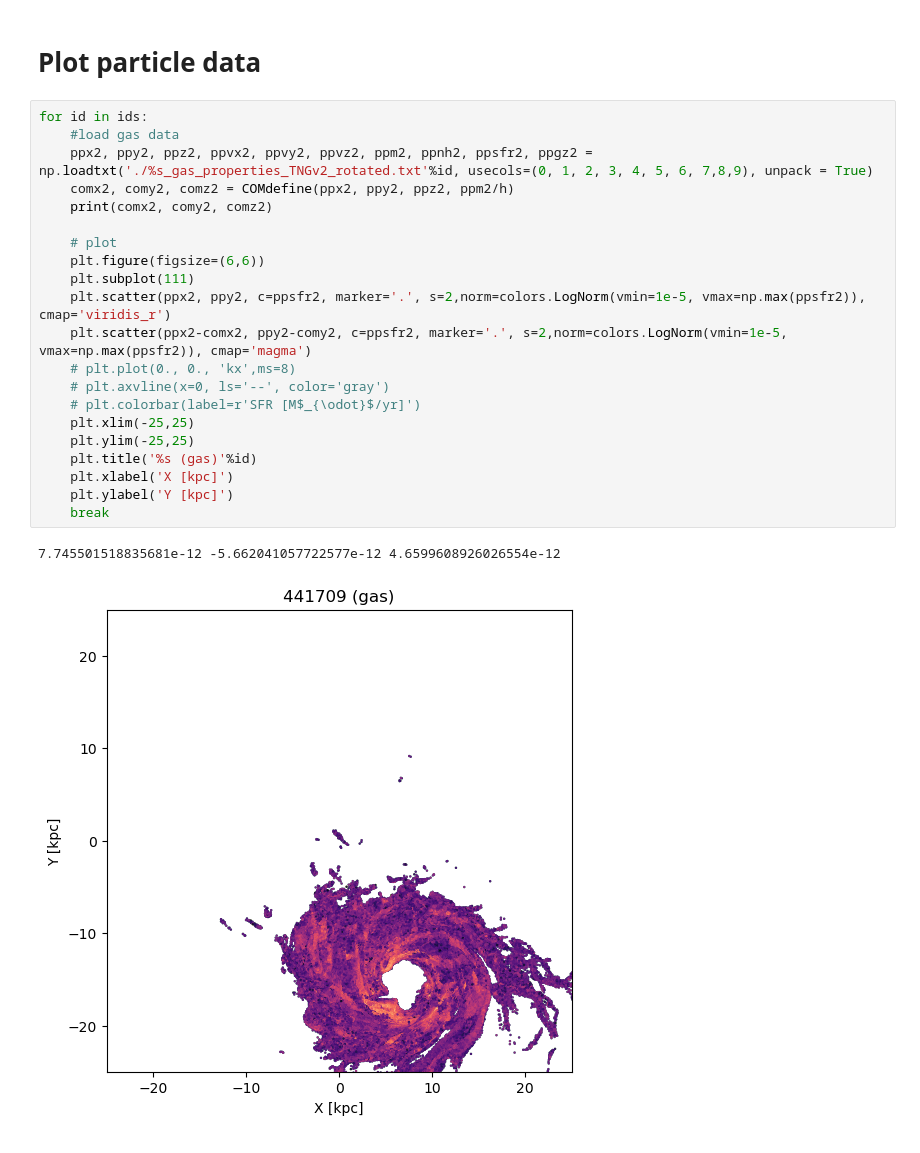
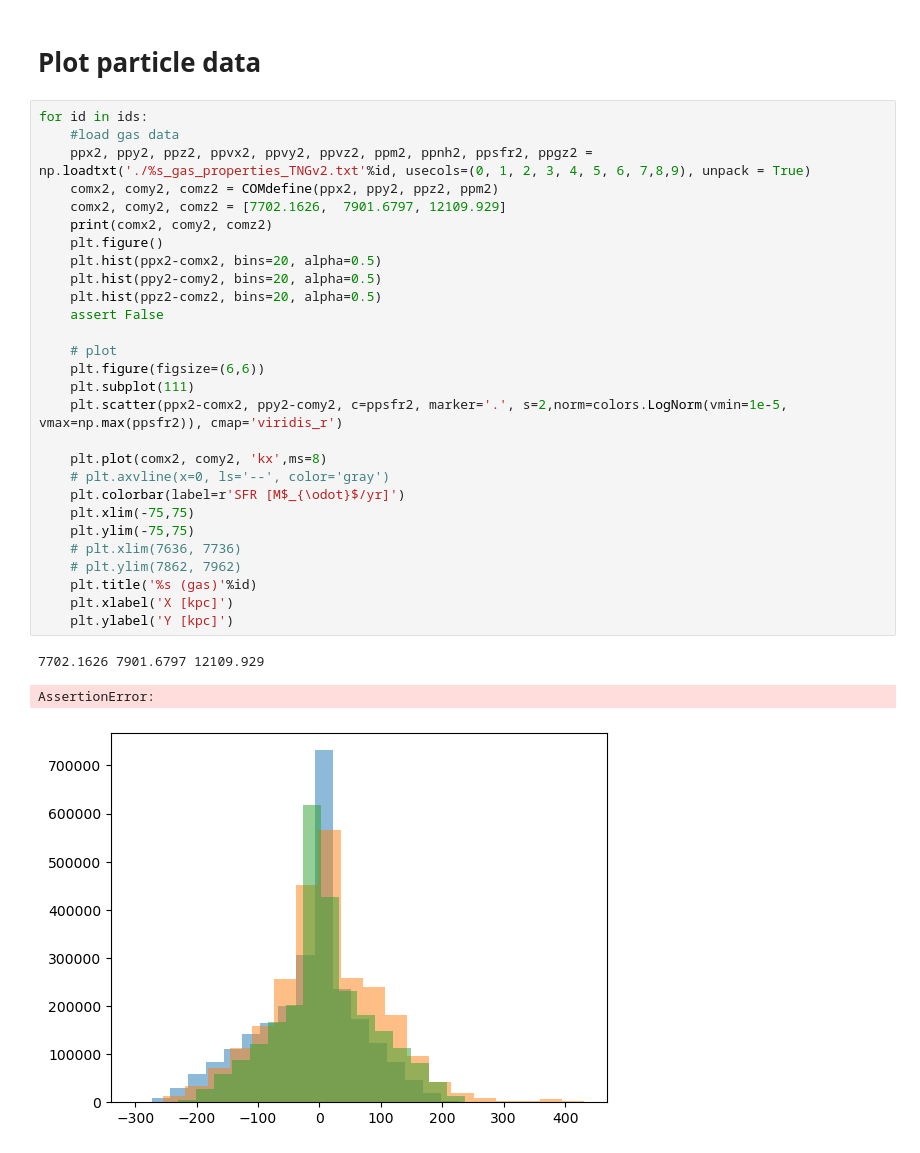
Before and after one commit to ekta1224/IllustrisAD, a Jupyter notebook: phast/roman-cycle1.ipynb, the cells around one changed output. Drawn from its saved outputs; the diff is of its cells as text.

```diff
--- a/phast/roman-cycle1.ipynb
+++ b/phast/roman-cycle1.ipynb
@@ -246,25 +274,33 @@ for i in range(len(ids)):
 # %%
 for id in ids:
     #load gas data
-    ppx2, ppy2, ppz2, ppvx2, ppvy2, ppvz2, ppm2, ppnh2, ppsfr2, ppgz2 = np.loadtxt('./%s_gas_properties_TNGv2_rotated.txt'%id, usecols=(0, 1, 2, 3, 4, 5, 6, 7,8,9), unpack = True)
-    comx2, comy2, comz2 = COMdefine(ppx2, ppy2, ppz2, ppm2/h)
+    ppx2, ppy2, ppz2, ppvx2, ppvy2, ppvz2, ppm2, ppnh2, ppsfr2, ppgz2 = np.loadtxt('./%s_gas_properties_TNGv2.txt'%id, usecols=(0, 1, 2, 3, 4, 5, 6, 7,8,9), unpack = True)
+    comx2, comy2, comz2 = COMdefine(ppx2, ppy2, ppz2, ppm2)
+    comx2, comy2, comz2 = [7702.1626,  7901.6797, 12109.929]
     print(comx2, comy2, comz2)
+    plt.figure()
+    plt.hist(ppx2-comx2, bins=20, alpha=0.5)
+    plt.hist(ppy2-comy2, bins=20, alpha=0.5)
+    plt.hist(ppz2-comz2, bins=20, alpha=0.5)
+    assert False
 
     # plot
     plt.figure(figsize=(6,6))
     plt.subplot(111)
-    plt.scatter(ppx2, ppy2, c=ppsfr2, marker='.', s=2,norm=colors.LogNorm(vmin=1e-5, vmax=np.max(ppsfr2)), cmap='viridis_r')
-    plt.scatter(ppx2-comx2, ppy2-comy2, c=ppsfr2, marker='.', s=2,norm=colors.LogNorm(vmin=1e-5, vmax=np.max(ppsfr2)), cmap='magma')
-    # plt.plot(0., 0., 'kx',ms=8)
+    plt.scatter(ppx2-comx2, ppy2-comy2, c=ppsfr2, marker='.', s=2,norm=colors.LogNorm(vmin=1e-5, vmax=np.max(ppsfr2)), cmap='viridis_r')
+
+    plt.plot(comx2, comy2, 'kx',ms=8)
     # plt.axvline(x=0, ls='--', color='gray')
-    # plt.colorbar(label=r'SFR [M$_{\odot}$/yr]')
-    plt.xlim(-25,25)
-    plt.ylim(-25,25)
+    plt.colorbar(label=r'SFR [M$_{\odot}$/yr]')
+    plt.xlim(-75,75)
+    plt.ylim(-75,75)
+    # plt.xlim(7636, 7736)
+    # plt.ylim(7862, 7962)
     plt.title('%s (gas)'%id)
     plt.xlabel('X [kpc]')
     plt.ylabel('Y [kpc]')
-    break
 # %% [output]
-7.745501518835681e-12 -5.662041057722577e-12 4.6599608926026554e-12
+7702.1626 7901.6797 12109.929
+AssertionError:
-[figure, old version]
+[figure, new version]
 # %%
```
Also changed, not shown: parts of 19 cells of this notebook, 2 other files.
